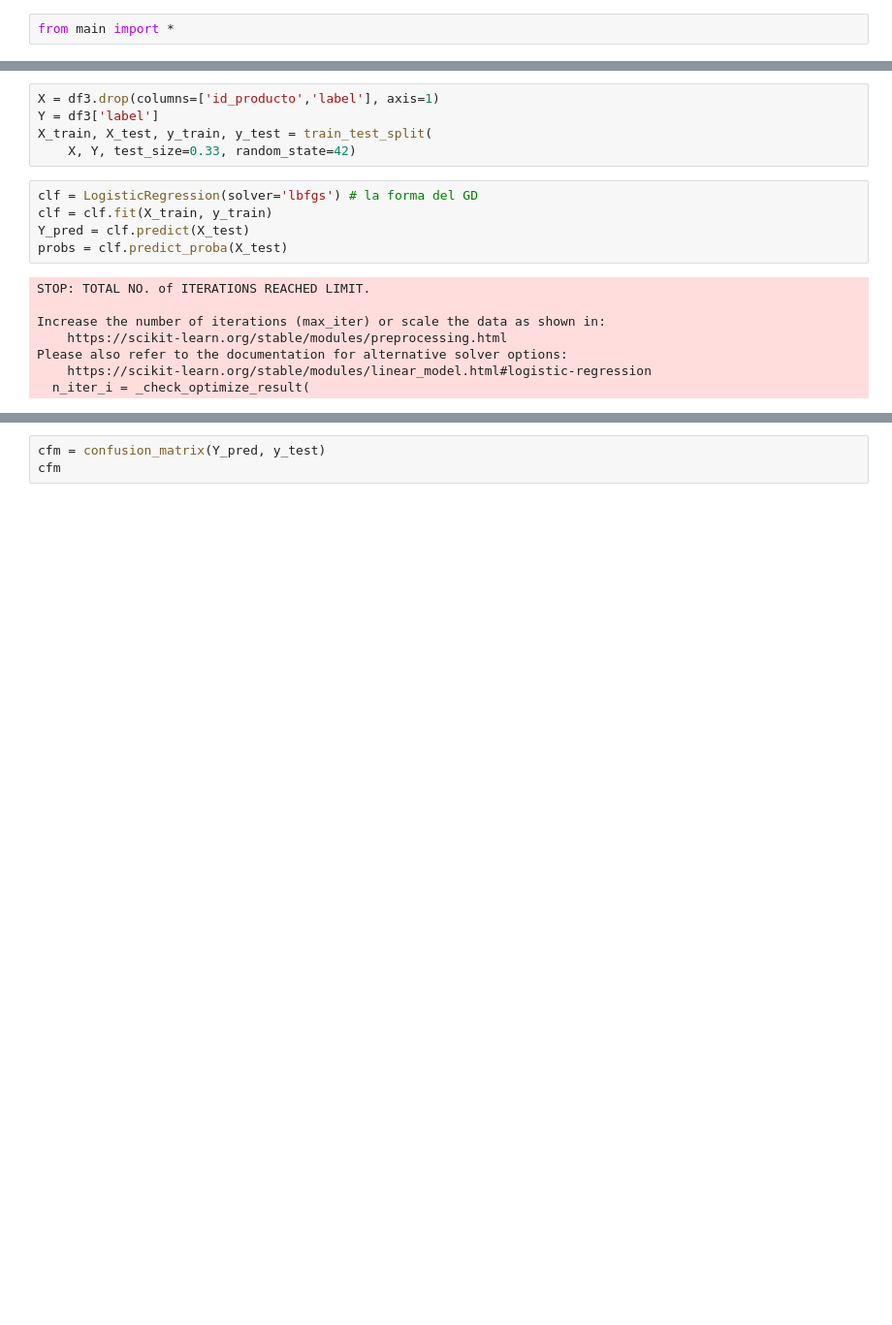
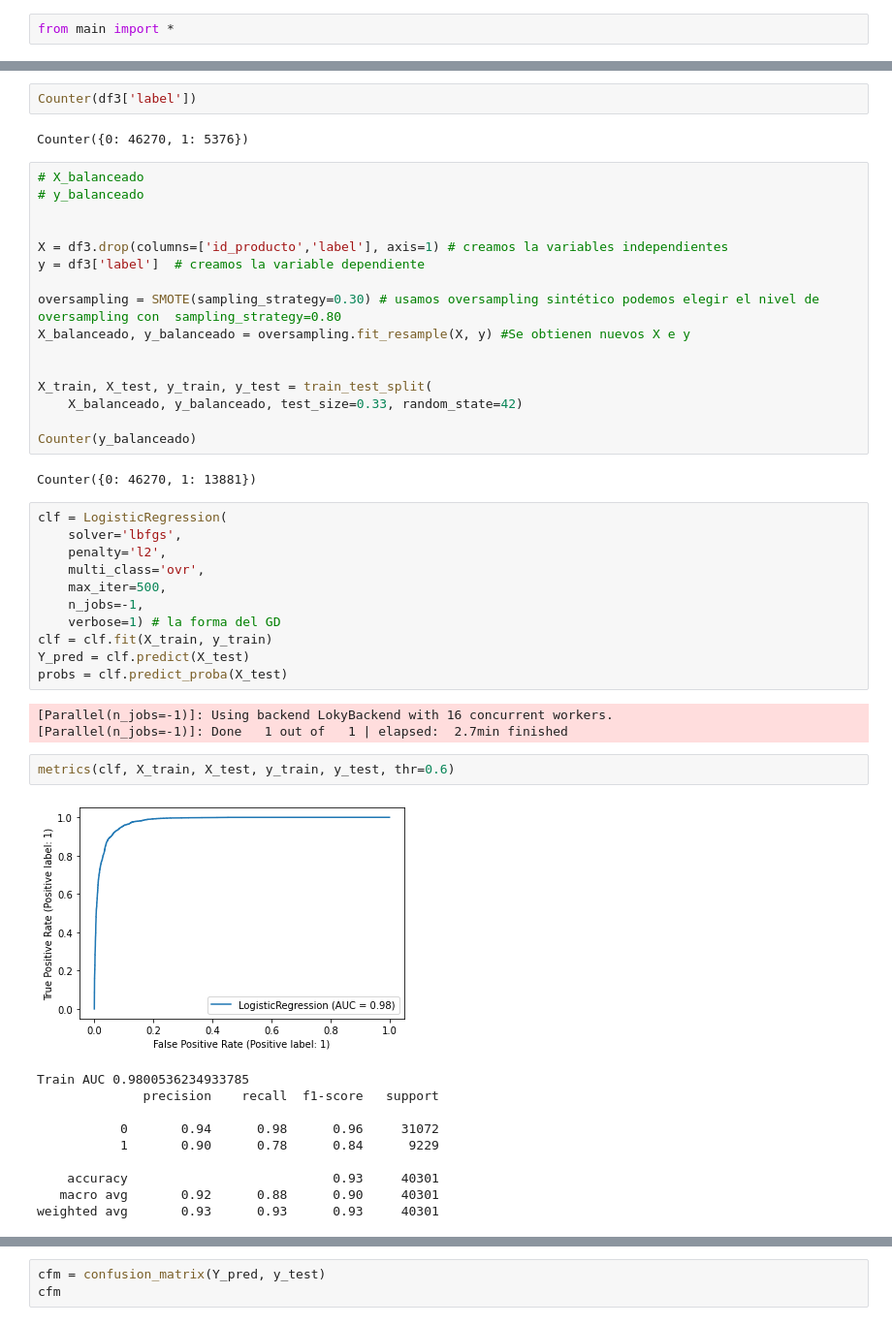
Before and after one commit to metalkutz/juanito_v2.0, a Jupyter notebook: mod_reg_logist.ipynb, the cells around one changed output, grey strips where cells are left out. Shown at 97% size. Saved outputs shown, nothing was run; the diff lists cells and outputs as text; blank space fills up the shorter version.

Commit message:
se agrega smote en modelo reglogist

```diff
--- a/mod_reg_logist.ipynb
+++ b/mod_reg_logist.ipynb
@@ -24,18 +28,49 @@ df3.head()
-# %%
-X = df3.drop(columns=['id_producto','label'], axis=1)
-Y = df3['label']
-X_train, X_test, y_train, y_test = train_test_split(
-    X, Y, test_size=0.33, random_state=42)
+# %%
+Counter(df3['label'])
+# %% [output]
+Counter({0: 46270, 1: 5376})
+# %%
+# X_balanceado
+# y_balanceado
+
+
+X = df3.drop(columns=['id_producto','label'], axis=1) # creamos la variables independientes
+y = df3['label']  # creamos la variable dependiente
+
+oversampling = SMOTE(sampling_strategy=0.30) # usamos oversampling sintético podemos elegir el nivel de oversampling con  sampling_strategy=0.80
+X_balanceado, y_balanceado = oversampling.fit_resample(X, y) #Se obtienen nuevos X e y
+
+
+X_train, X_test, y_train, y_test = train_test_split(
+    X_balanceado, y_balanceado, test_size=0.33, random_state=42)
+
+Counter(y_balanceado)
+# %% [output]
+Counter({0: 46270, 1: 13881})
 # %%
-clf = LogisticRegression(solver='lbfgs') # la forma del GD
+clf = LogisticRegression(
+    solver='lbfgs',
+    penalty='l2',
+    multi_class='ovr',
+    max_iter=500,
+    n_jobs=-1,
+    verbose=1) # la forma del GD
 clf = clf.fit(X_train, y_train)
 Y_pred = clf.predict(X_test)
 probs = clf.predict_proba(X_test)
 # %% [output]
-STOP: TOTAL NO. of ITERATIONS REACHED LIMIT.
-
-Increase the number of iterations (max_iter) or scale the data as shown in:
-    https://scikit-learn.org/stable/modules/preprocessing.html
-Please also refer to the documentation for alternative solver options:
-    https://scikit-learn.org/stable/modules/linear_model.html#logistic-regression
-  n_iter_i = _check_optimize_result(
+[Parallel(n_jobs=-1)]: Using backend LokyBackend with 16 concurrent workers.
+[Parallel(n_jobs=-1)]: Done   1 out of   1 | elapsed:  2.7min finished
+# %%
+metrics(clf, X_train, X_test, y_train, y_test, thr=0.6)
+# %% [output]
+[figure, added]
+Train AUC 0.9800536234933785
+              precision    recall  f1-score   support
+
+           0       0.94      0.98      0.96     31072
+           1       0.90      0.78      0.84      9229
+
+    accuracy                           0.93     40301
+   macro avg       0.92      0.88      0.90     40301
+weighted avg       0.93      0.93      0.93     40301
```
Also changed, not shown: parts of 5 cells of this notebook.
